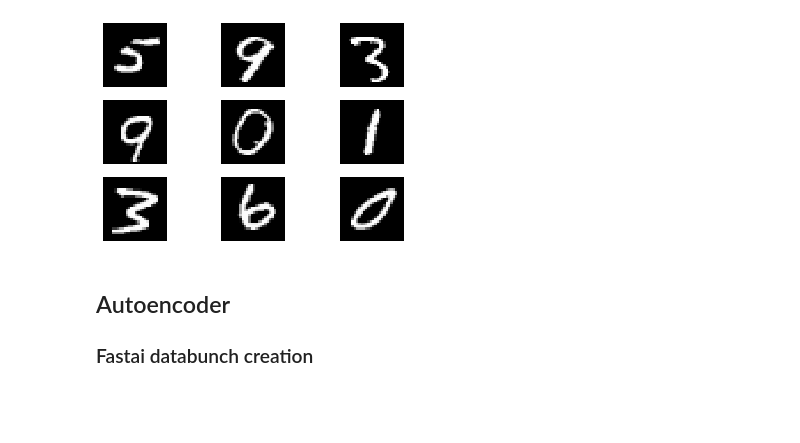
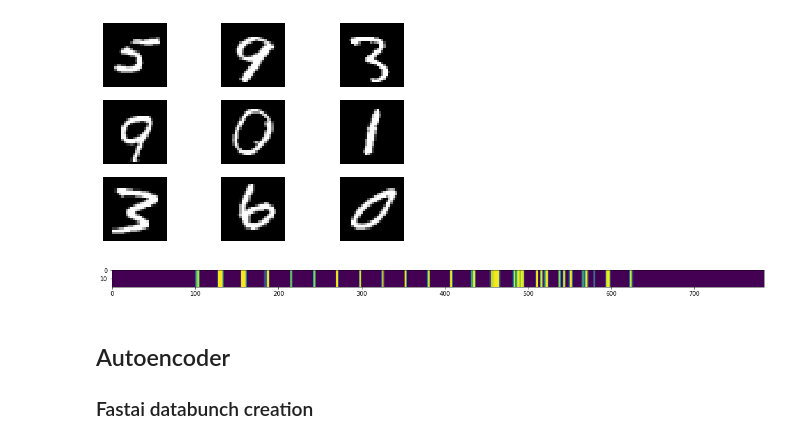
Before and after one commit to botkop/mnist-embedding, a Jupyter notebook: notebooks/mnist-embedding-autoencoder.ipynb, the cells around one changed output. Cells and saved outputs as stored; diff of their text form; code cells hidden in the pictures; blank space fills up the shorter version.

```diff
--- a/notebooks/mnist-embedding-autoencoder.ipynb
+++ b/notebooks/mnist-embedding-autoencoder.ipynb
@@ -79,6 +79,13 @@ plt.axis('off')
 plt.show()
 # %% [output]
 [figure]
+# %%
+plt.figure(figsize=(20,10))
+sample = np.repeat(x_train[random.randrange(50000)].reshape(1, 784), 20, axis=0)
+plt.imshow(sample)
+plt.show()
+# %% [output]
+[figure, added]
 # %%
 df_train = pd.DataFrame(x_train_as_int) # 50000
 df_train['y'] = y_train
```
